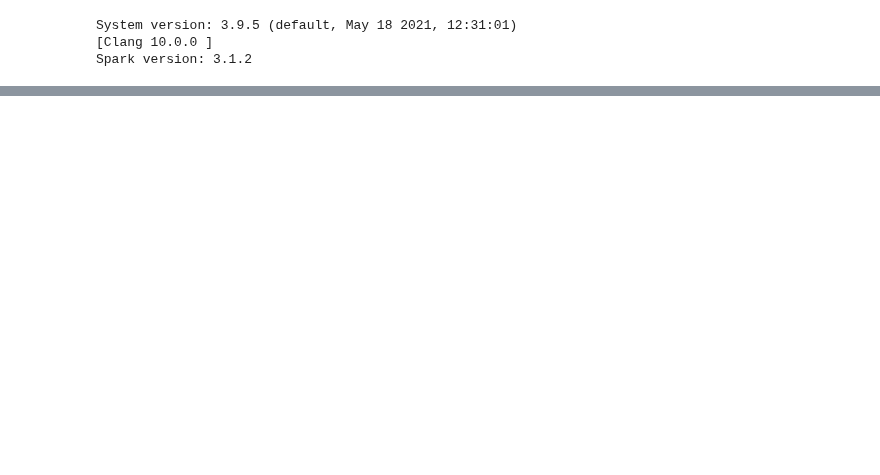
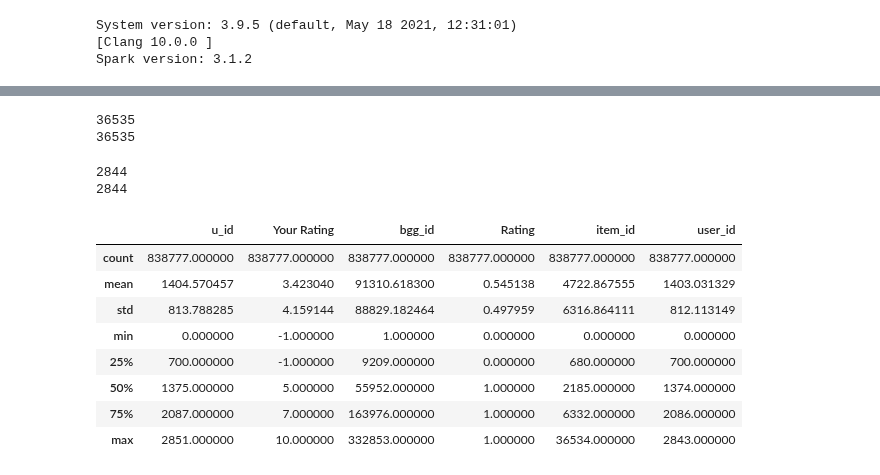
Before and after one commit to LourdesRodriguez/recommender_system, a Jupyter notebook: 3_Recommender_System.ipynb, the cells around one changed output, grey strips where cells are left out. Drawn from its saved outputs; the diff is of its cells as text; code cells hidden in the pictures; blank space fills up the shorter version.

```diff
--- a/3_Recommender_System.ipynb
+++ b/3_Recommender_System.ipynb
@@ -44,0 +62,24 @@ df['Rating'] = df['Your Rating'].apply(lambda x: 1 if x>0 else 0)
+# %%
+# Create a dictionary for games titles and ids
+
+bgg_id=list(dfm['bgg_id'])
+game=list(dfm['Game'])
+
+item_dict={}
+
+for key in bgg_id:
+    for value in game:
+        item_dict[key] = value
+        game.remove(value)
+        break
+# %%
+print(len(set(item_dict.keys())))
+print(len(set(item_dict.values())))
+# %% [output]
+36535
+36535
+# %%
+# Resample
+resample_id_item_dict={}
+for index, key in enumerate(item_dict.keys()):
+    resample_id_item_dict[key]= index
@@ -44,0 +89,30 @@ df['Rating'] = df['Your Rating'].apply(lambda x: 1 if x>0 else 0)
+# %%
+# Create a dictionary for resample users id
+
+u_id=list(dfm['u_id'].unique())
+resample_user_dict={}
+
+for index,key in enumerate(u_id):
+    resample_user_dict[key] = index
+# %%
+print(len(set(resample_user_dict.keys())))
+print(len(set(resample_user_dict.values())))
+# %% [output]
+2844
+2844
+# %%
+# Copy and apply the changes
+dfm_r=dfm.copy()
+dfm_r['item_id']=dfm['bgg_id'].apply(lambda x: resample_id_item_dict[x])
+dfm_r['user_id']=dfm['u_id'].apply(lambda x: resample_user_dict[x])
+dfm_r.describe()
+# %% [output]
+|  | u_id | Your Rating | bgg_id | Rating | item_id | user_id |
+| count | 838777.000000 | 838777.000000 | 838777.000000 | 838777.000000 | 838777.000000 | 838777.000000 |
+| mean | 1404.570457 | 3.423040 | 91310.618300 | 0.545138 | 4722.867555 | 1403.031329 |
+| std | 813.788285 | 4.159144 | 88829.182464 | 0.497959 | 6316.864111 | 812.113149 |
+| min | 0.000000 | -1.000000 | 1.000000 | 0.000000 | 0.000000 | 0.000000 |
+| 25% | 700.000000 | -1.000000 | 9209.000000 | 0.000000 | 680.000000 | 700.000000 |
+| 50% | 1375.000000 | 5.000000 | 55952.000000 | 1.000000 | 2185.000000 | 1374.000000 |
+| 75% | 2087.000000 | 7.000000 | 163976.000000 | 1.000000 | 6332.000000 | 2086.000000 |
+| max | 2851.000000 | 10.000000 | 332853.000000 | 1.000000 | 36534.000000 | 2843.000000 |
```
Also changed, not shown: parts of 91 cells of this notebook.
